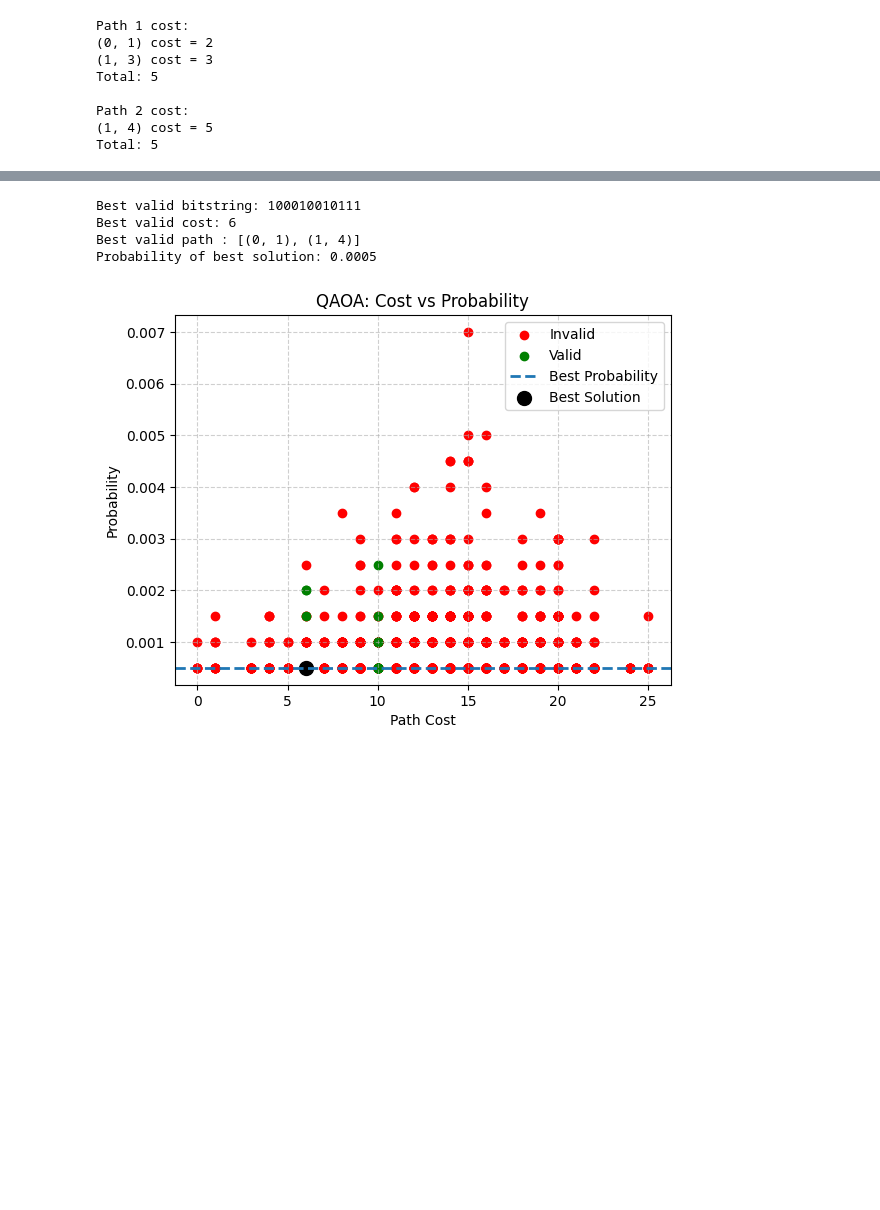
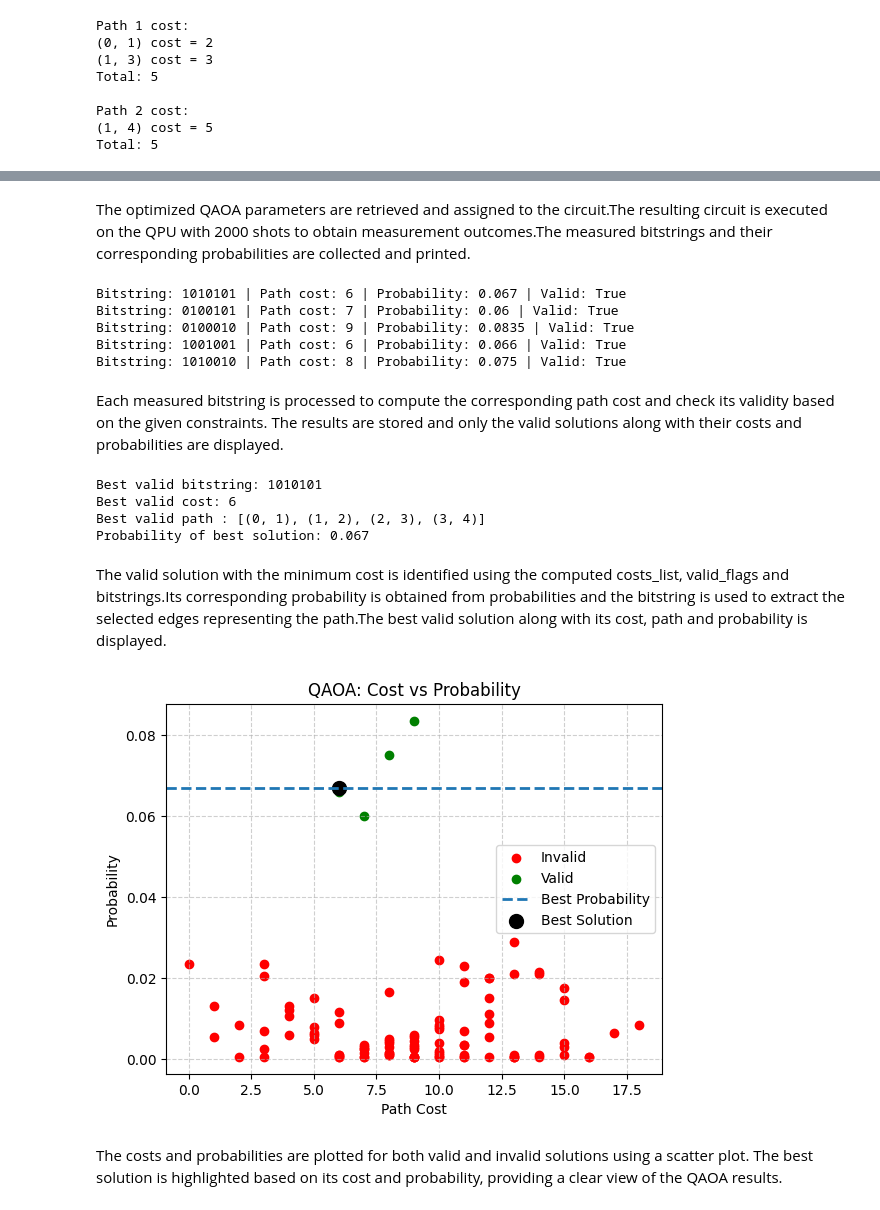
Before and after one commit to snehaesther/qubo, a Jupyter notebook: Qubo_final.ipynb, the cells around one changed output, grey strips where cells are left out. Cells and saved outputs as stored; diff of their text form; code cells hidden in the pictures; blank space fills up the shorter version.

Commit message:
Improved QAOA implementation

```diff
--- a/Qubo_final.ipynb
+++ b/Qubo_final.ipynb
@@ -1133,15 +1172,15 @@ param_map = result.parameter_map
 final_circuit = job.circuit.bind_variables(param_map)
 
 # print optimized circuit
-final_circuit.display()
+#final_circuit.display()
 
 #  bind parameters to circuit
-final_job = job.circuit.bind_variables(param_map).to_job(nbshots=2000)
+final_job = final_circuit.to_job(nbshots=2000)
 
 final_result = qpu.submit(final_job)
 
 for sample in final_result:
-    bitstring = sample.state.bitstring.zfill(Q.shape[0])
+    bitstring = sample.state.bitstring
 
     bitstrings.append(bitstring)
     probabilities.append(sample.probability)
@@ -1155,3 +1193,5 @@ print(probabilities)
+# %% [markdown]
+The optimized QAOA parameters are retrieved and assigned to the circuit.The resulting circuit is executed on the QPU with 2000 shots to obtain measurement outcomes.The measured bitstrings and their corresponding probabilities are collected and printed.
 # %%
 costs_list = []
 valid_flags = []
@@ -1166,7 +1206,7 @@ for sample in final_result:
 
     bits = [int(b) for b in edge_bits]   # convert to list of ints
 
-    selected_edges = [edges[i] for i, b in enumerate(bits) if b == 1]
+    #selected_edges = [edges[i] for i, b in enumerate(bits) if b == 1]
 
     path_cost = sum(costs[i] for i, b in enumerate(bits) if b == 1)
 
@@ -1174,32 +1214,40 @@ for sample in final_result:
 
     costs_list.append(path_cost)
     valid_flags.append(valid)
+
+for b, c, v, p in zip(bitstrings, costs_list, valid_flags,probabilities):
+  if v:
+    print("Bitstring:", b, "| Path cost:", c,"| Probability:", p,"| Valid:",v)
+# %% [output]
+Bitstring: 1010101 | Path cost: 6 | Probability: 0.067 | Valid: True
+Bitstring: 0100101 | Path cost: 7 | Probability: 0.06 | Valid: True
+Bitstring: 0100010 | Path cost: 9 | Probability: 0.0835 | Valid: True
+Bitstring: 1001001 | Path cost: 6 | Probability: 0.066 | Valid: True
+Bitstring: 1010010 | Path cost: 8 | Probability: 0.075 | Valid: True
+# %% [markdown]
+Each measured bitstring is processed to compute the corresponding path cost and check its validity based on the given constraints. The results are stored and only the valid solutions along with their costs and probabilities are displayed.
 # %%
 best_cost = float('inf')
 best_bitstring = None
+best_prob = -1
 
-# Find the minimum cost valid solution
-for c, v, b in zip(costs_list, valid_flags, bitstrings):
-    if v and c < best_cost:
-        best_cost = c
-        best_bitstring = b
-
+# Find the best valid solution
+for c, v, b, p in zip(costs_list, valid_flags, bitstrings, probabilities):
+    if v:
+        if (c < best_cost) or (c == best_cost and p > best_prob):
+            best_cost = c
+            best_bitstring = b
+            best_prob = p
 # Print best solution
 print("Best valid bitstring:", best_bitstring)
 print("Best valid cost:", best_cost)
 
-best_prob = None
-
-# Find the probability of the best valid solution
-for c, v, b, p in zip(costs_list, valid_flags, bitstrings, probabilities):
-    if v and c == best_cost:
-        best_prob = p
-
 if best_bitstring is not None:
-    edge_bits = best_bitstring[:num_edges]
+    bits = [int(b) for b in best_bitstring]
+    edge_bits = bits[:num_edges]
 
     best_path_edges = [
-        edges[i] for i, b in enumerate(edge_bits) if b == '1'
+    edges[i] for i, b in enumerate(edge_bits) if b == 1
     ]
 
     print("Best valid path :", best_path_edges)
@@ -1208,40 +1256,43 @@ else:
 
 print("Probability of best solution:", best_prob)
 # %% [output]
-Best valid bitstring: 100010010111
+Best valid bitstring: 1010101
 Best valid cost: 6
-Best valid path : [(0, 1), (1, 4)]
-Probability of best solution: 0.0005
+Best valid path : [(0, 1), (1, 2), (2, 3), (3, 4)]
+Probability of best solution: 0.067
+# %% [markdown]
+The valid solution with the minimum cost is identified using the computed costs_list, valid_flags and bitstrings.Its corresponding probability is obtained from probabilities and the bitstring is used to extract the selected edges representing the path.The best valid solution along with its cost, path and probability is displayed.
 # %%
 import matplotlib.pyplot as plt
 
 # valid
 valid_x = [c for c, v in zip(costs_list, valid_flags) if v]
 valid_y = [p for p, v in zip(probabilities, valid_flags) if v]
 
 # invalid
 invalid_x = [c for c, v in zip(costs_list, valid_flags) if not v]
 invalid_y = [p for p, v in zip(probabilities, valid_flags) if not v]
 
 # Plot
 plt.scatter(invalid_x, invalid_y, color='red', label='Invalid')
 plt.scatter(valid_x, valid_y, color='green', label='Valid')
 
 
 # mark best probability
 if best_prob is not None:
     plt.axhline(y=best_prob, linestyle='--', linewidth=2, label='Best Probability')
 
 # Plot the optimal solution point
-if best_prob is not None:
-  plt.scatter(best_cost, best_prob, s=100, color='black', label='Best Solution')
+    plt.scatter(best_cost, best_prob, s=100, color='black', label='Best Solution')
 
 plt.xlabel("Path Cost")
 plt.ylabel("Probability")
 plt.title("QAOA: Cost vs Probability")
 
 plt.legend()
 plt.grid(True, linestyle='--', alpha=0.6)
 plt.show()
 # %% [output]
-[figure, old version]
+[figure, new version]
+# %% [markdown]
+The costs and probabilities are plotted for both valid and invalid solutions using a scatter plot. The best solution is highlighted based on its cost and probability, providing a clear view of the QAOA results.
```
Also changed, not shown: parts of 17 cells of this notebook, 1 other file.
